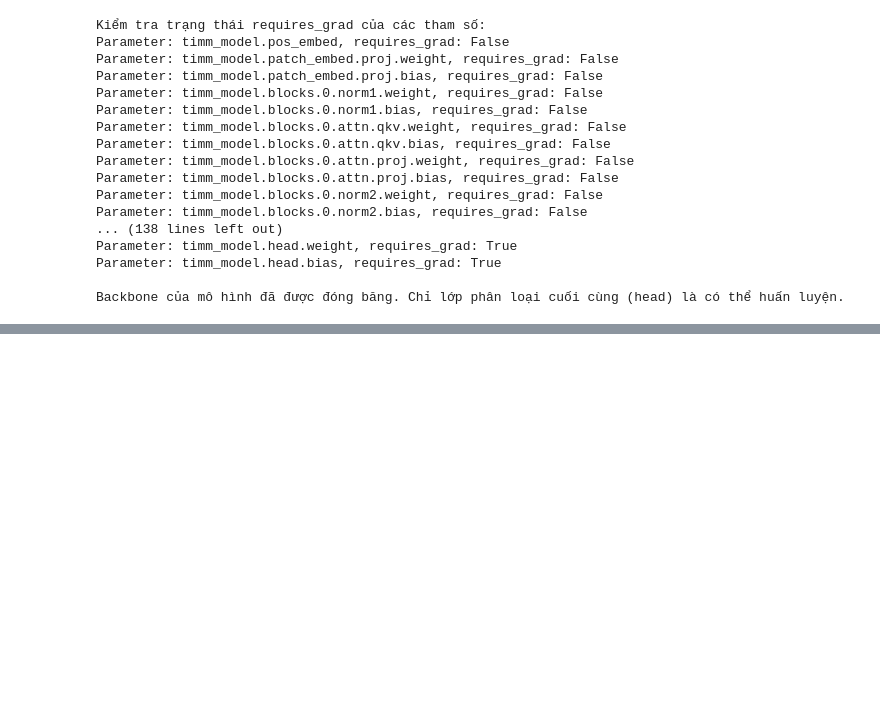
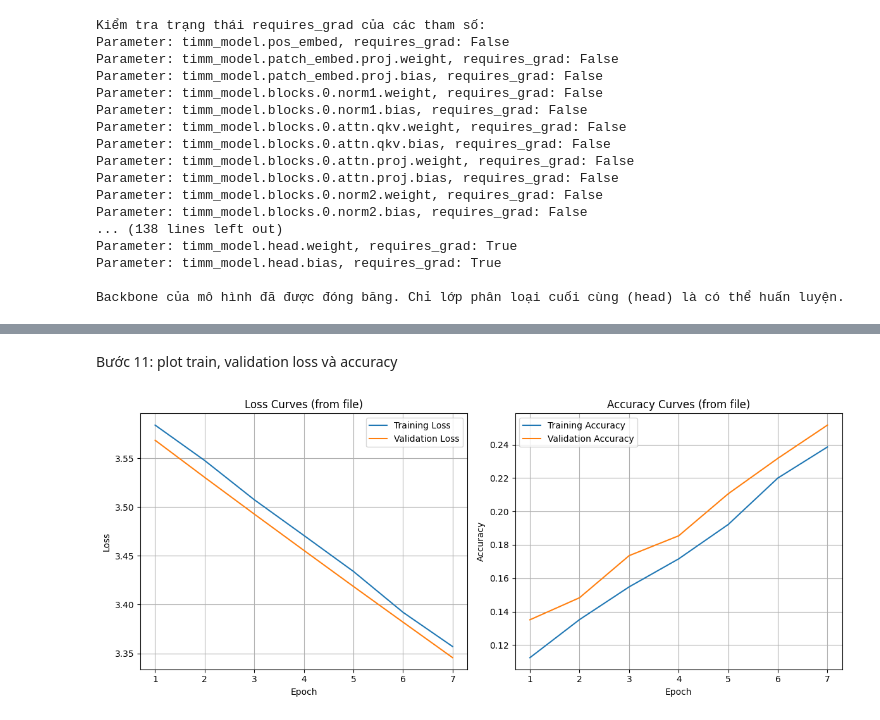
Before and after one commit to NguyenTanPhucThinh/Machine-learning-repo, a Jupyter notebook: main.ipynb, the cells around one changed output, grey strips where cells are left out. Drawn from its saved outputs; the diff is of its cells as text; code cells hidden in the pictures; blank space fills up the shorter version.

```diff
--- a/main.ipynb
+++ b/main.ipynb
@@ -1274,3 +1269,51 @@ Classes: ['Anya Forger — Spy x Family', 'Aqua — Konosuba', 'Asuna Yuuki —
+# %% [markdown]
+Bước 11: plot train, validation loss và accuracy
+# %%
+import matplotlib.pyplot as plt
+import pandas as pd
+import io # To read the string content as a file
+
+log_file_path = '/content/drive/MyDrive/training_metrics.txt'
+
+try:
+    # Read the content of the file
+    with open(log_file_path, 'r') as f:
+        file_content = f.read()
+
+    # Use io.StringIO to treat the string content as a file
+    # read_csv can handle tab-separated values by default, but we'll explicitly set sep
+    df_metrics = pd.read_csv(io.StringIO(file_content), sep='\t', engine='python')
+
+    plt.figure(figsize=(12, 5))
+
+    # Plot Loss
+    plt.subplot(1, 2, 1)
+    plt.plot(df_metrics['Epoch'], df_metrics['Train Loss'], label='Training Loss')
+    plt.plot(df_metrics['Epoch'], df_metrics['Val Loss'], label='Validation Loss')
+    plt.title('Loss Curves (from file)')
+    plt.xlabel('Epoch')
+    plt.ylabel('Loss')
+    plt.legend()
+    plt.grid(True)
+
+    # Plot Accuracy
+    plt.subplot(1, 2, 2)
+    plt.plot(df_metrics['Epoch'], df_metrics['Train Acc'], label='Training Accuracy')
+    plt.plot(df_metrics['Epoch'], df_metrics['Val Acc'], label='Validation Accuracy')
+    plt.title('Accuracy Curves (from file)')
+    plt.xlabel('Epoch')
+    plt.ylabel('Accuracy')
+    plt.legend()
+    plt.grid(True)
+
+    plt.tight_layout()
+    plt.show()
+except FileNotFoundError:
+    print(f"Error: Log file not found at {log_file_path}. Please ensure the file exists.")
+except Exception as e:
+    print(f"An error occurred while parsing or plotting the log file: {e}")
+# %% [output]
+[figure, added]
 # %%
 import os
 import cv2
```
Also changed, not shown: parts of 98 cells of this notebook.
